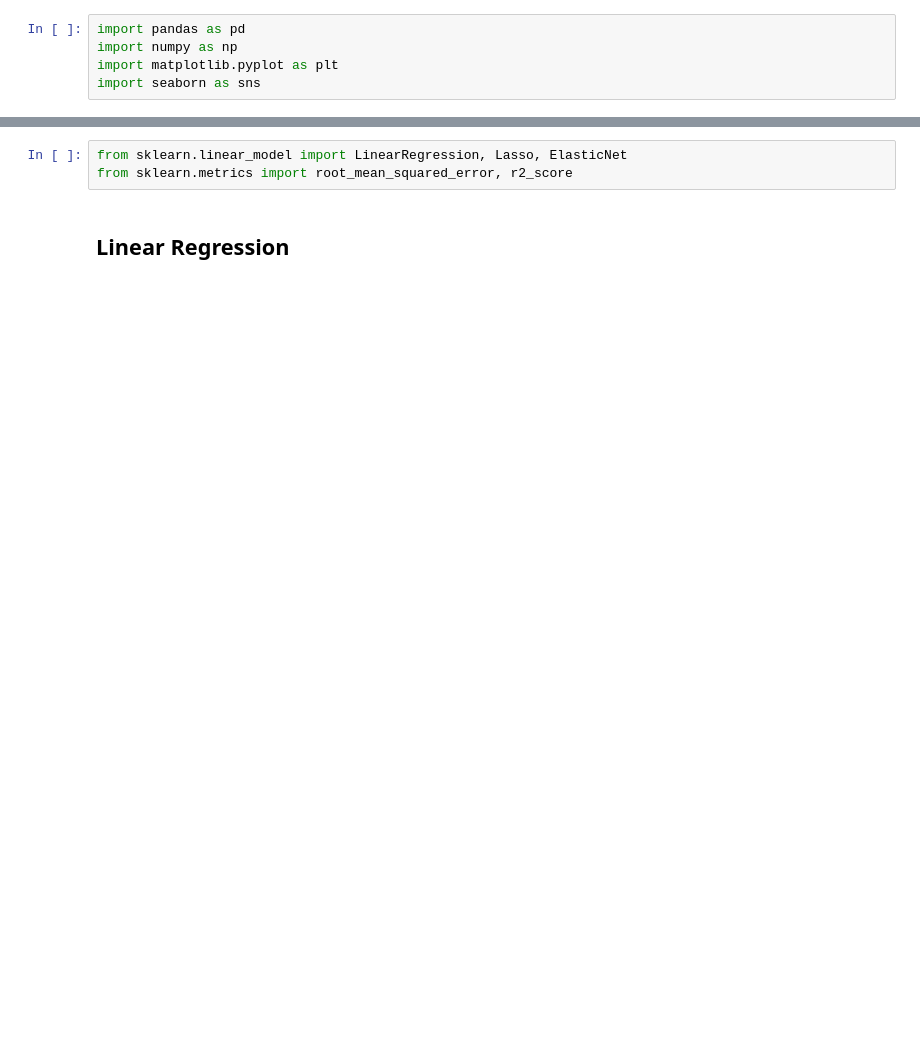
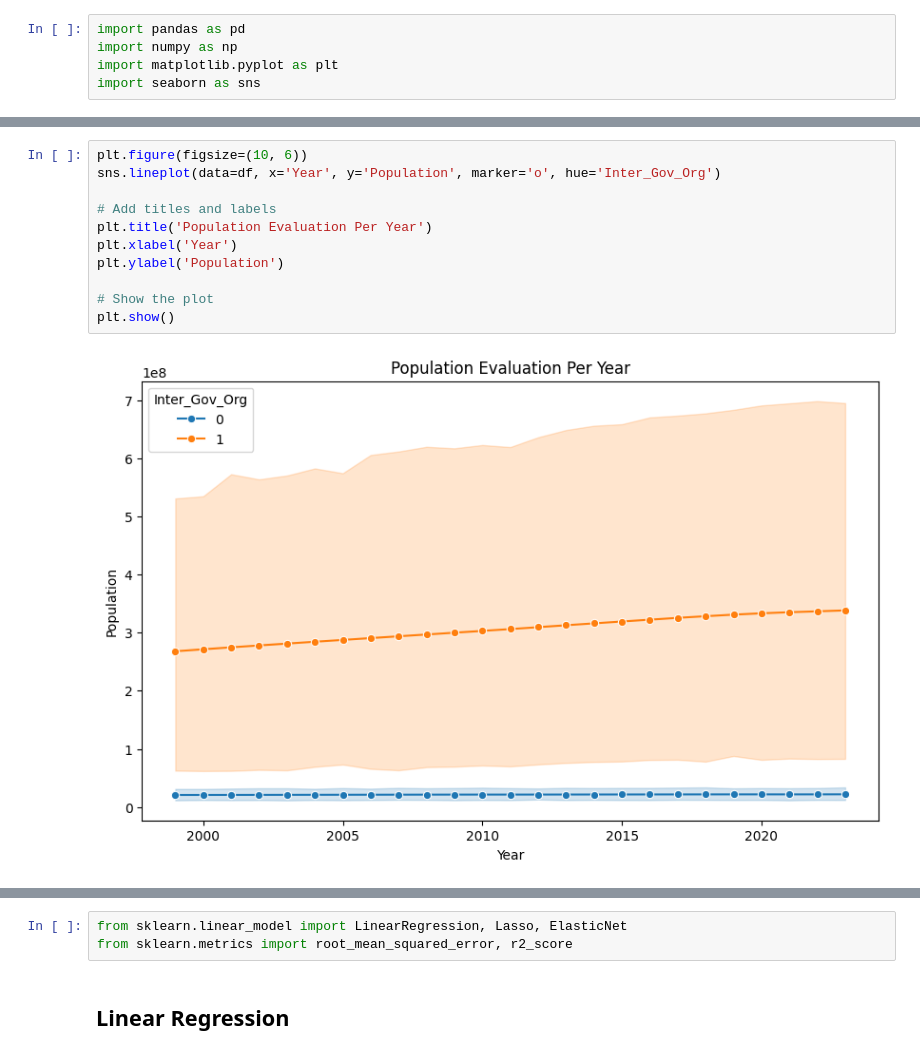
Before and after one commit to koto253/Data_Science_Portfolio, a Jupyter notebook: modeling.ipynb, the cells around one changed output, grey strips where cells are left out. Saved outputs shown, nothing was run; the diff lists cells and outputs as text; blank space fills up the shorter version.

```diff
--- a/modeling.ipynb
+++ b/modeling.ipynb
@@ -16,0 +89,13 @@ df.head()
+# %%
+plt.figure(figsize=(10, 6))
+sns.lineplot(data=df, x='Year', y='Population', marker='o', hue='Inter_Gov_Org')
+
+# Add titles and labels
+plt.title('Population Evaluation Per Year')
+plt.xlabel('Year')
+plt.ylabel('Population')
+
+# Show the plot
+plt.show()
+# %% [output]
+[figure, added]
```
Also changed, not shown: parts of 33 cells of this notebook, 6 other files.
